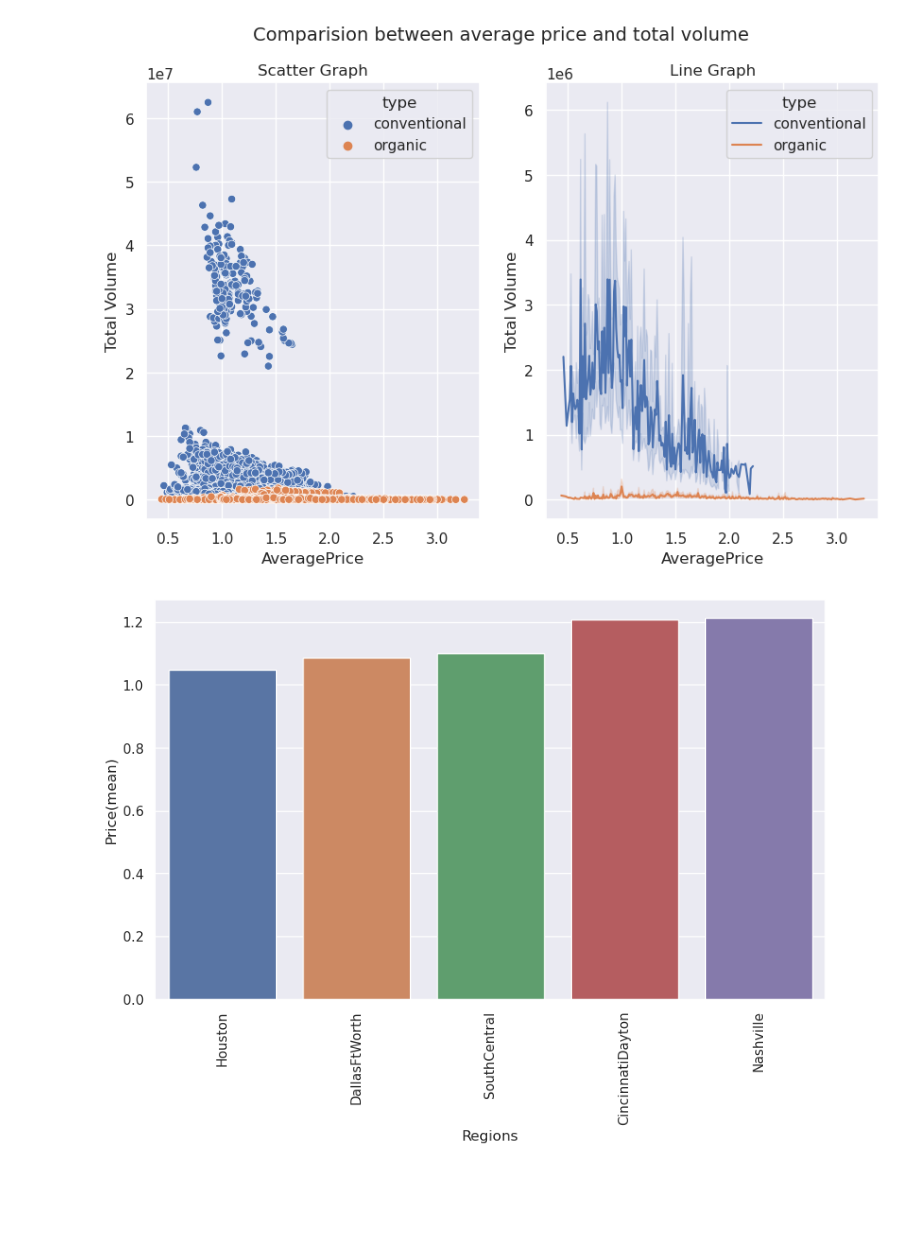
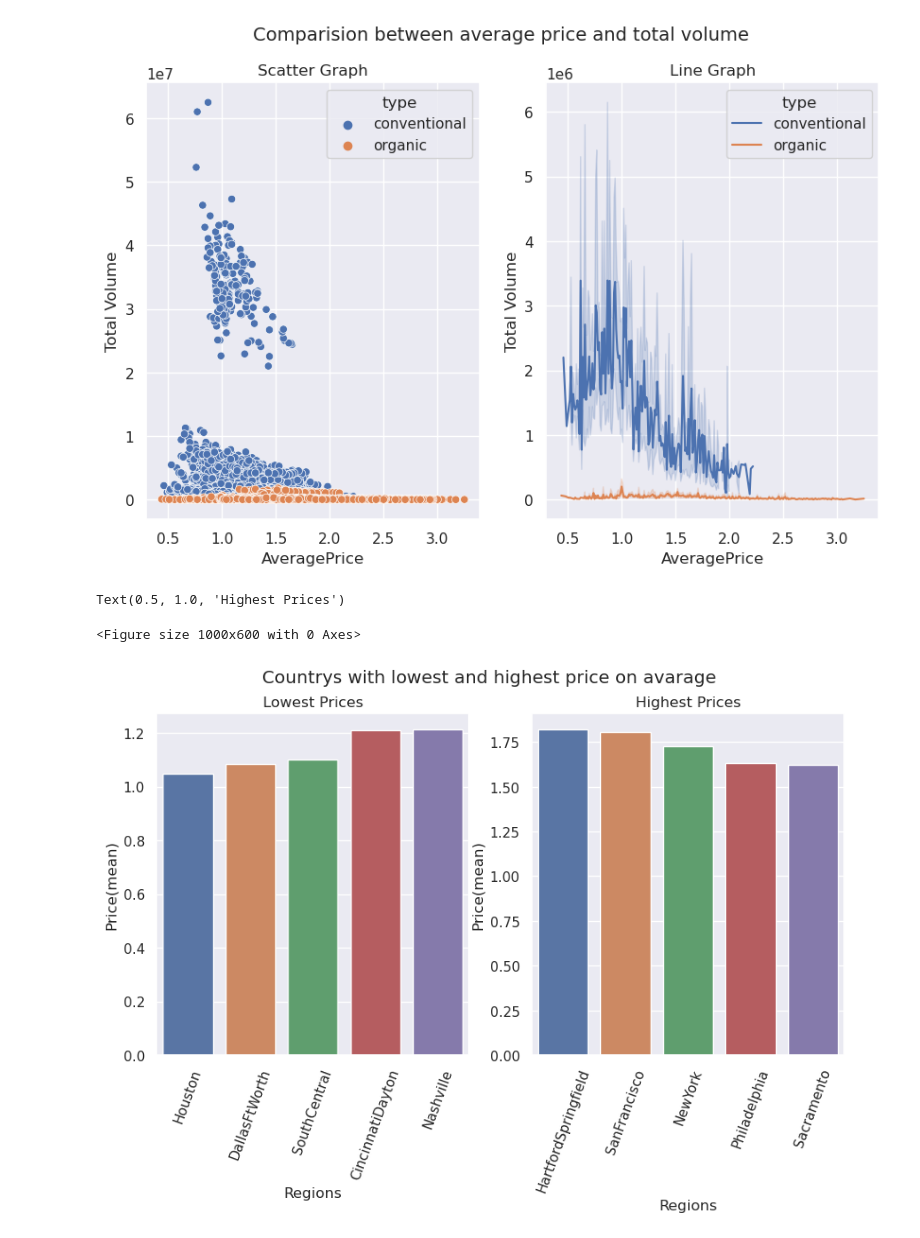
Before and after one commit to GuiRodrigues04/Avocado-price-and-market, a Jupyter notebook: avocado-prices.ipynb, the cells around one changed output. Saved outputs shown, nothing was run; the diff lists cells and outputs as text; code cells hidden in the pictures; blank space fills up the shorter version.

Commit message:
Kaggle Notebook | EDA Explanation, simple data visualization | Version 9

```diff
--- a/avocado-prices.ipynb
+++ b/avocado-prices.ipynb
@@ -146,18 +146,29 @@ Text(0.5, 1.0, 'Line Graph')
 # %%
 # seeing the highest and lowest countrys price
 plt.figure(figsize=(10,6))
 regions = Avocado_df['region'].unique()
 average_price_mean = []
+
 for i in regions:
     filtro = Avocado_df['region'] == i
     average_price_mean.append((Avocado_df[filtro]['AveragePrice']).mean())
+
 
 Price_per_region = pd.DataFrame({
     'Regions': regions,
     'Price(mean)': average_price_mean
 }).sort_values('Price(mean)')
 
-sns.barplot(x = Price_per_region['Regions'][0:5], y=Price_per_region['Price(mean)'][0:5])
-plt.xticks(rotation=90);
+
+fig, ax = plt.subplots(1, 2, figsize=(10,5))
+sns.barplot(x = Price_per_region['Regions'][0:5], y=Price_per_region['Price(mean)'][0:5], ax = ax[0])
+sns.barplot(x = Price_per_region['Regions'][49:54][::-1], y=Price_per_region['Price(mean)'][49:54][::-1], ax = ax[1])
+fig.suptitle('Countrys with lowest and highest price on avarage')
+ax[0].tick_params(axis='x', labelrotation=70)
+ax[0].set_title('Lowest Prices')
+ax[1].tick_params(axis='x', labelrotation=70)
+ax[1].set_title('Highest Prices')
 # %% [output]
+Text(0.5, 1.0, 'Highest Prices')
+<Figure size 1000x600 with 0 Axes>
-[figure, old version]
+[figure, new version]
```
Also changed, not shown: parts of 2 cells of this notebook.
